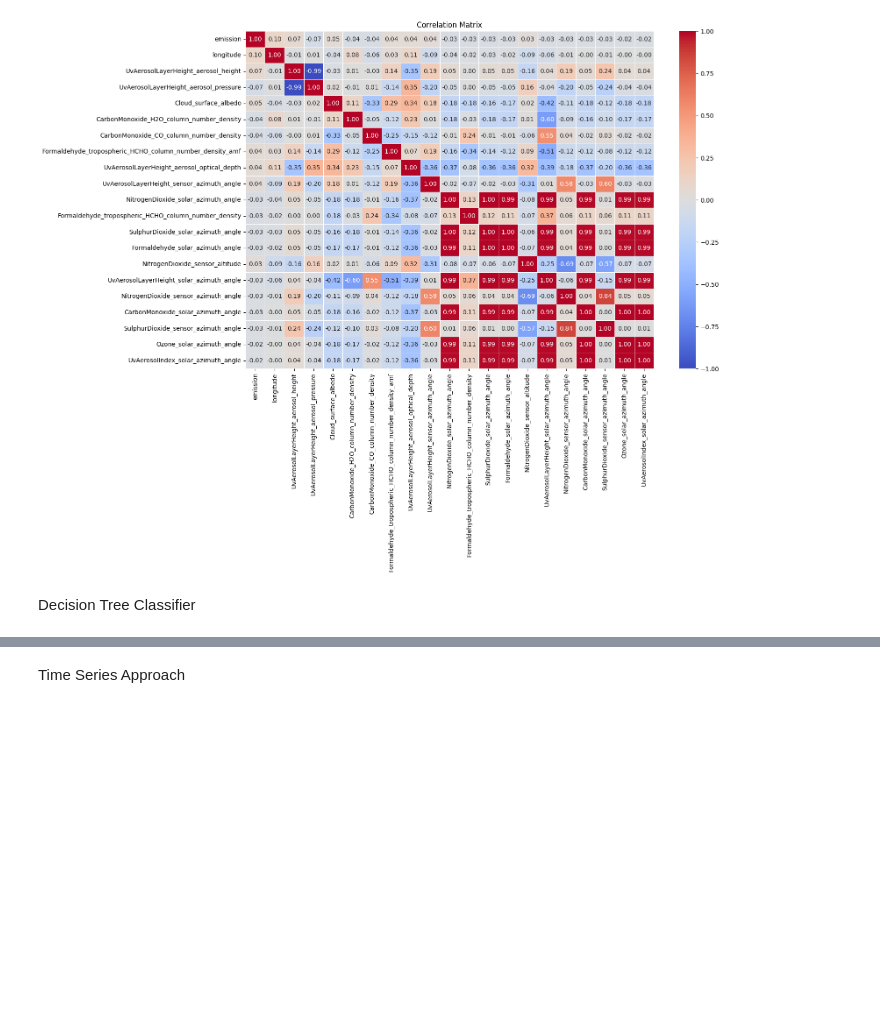
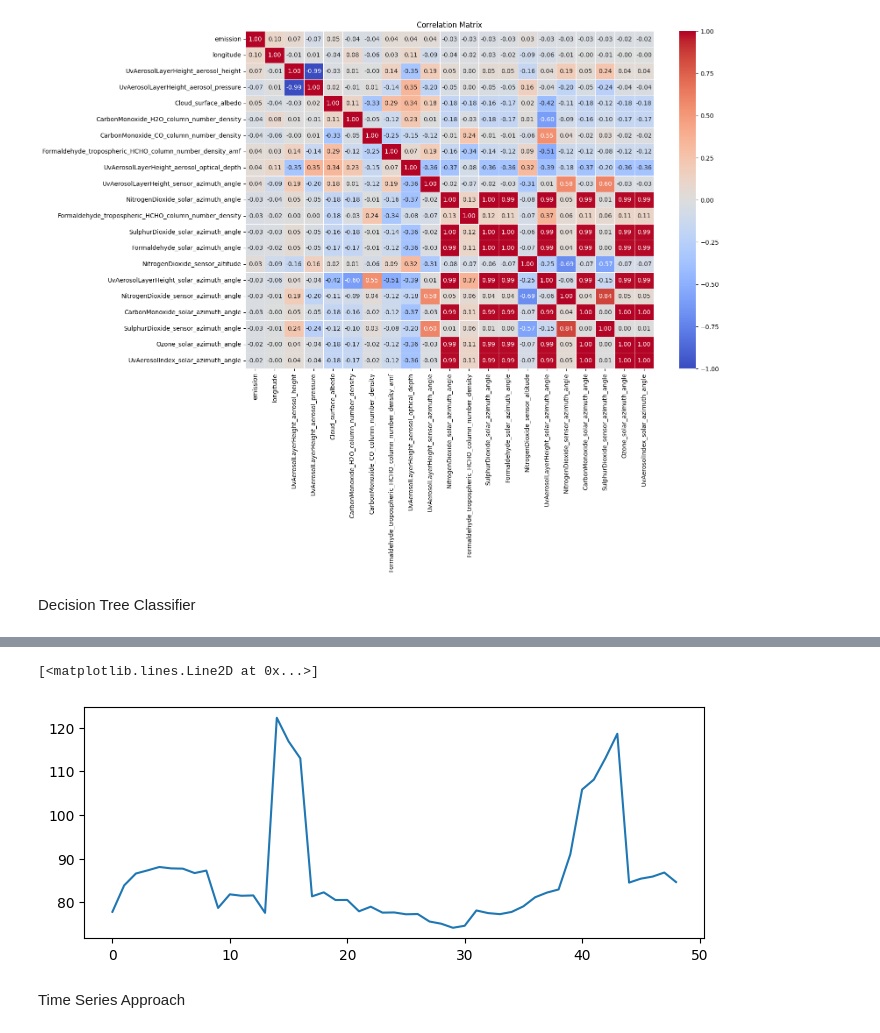
Before and after one commit to riyosha/KaggleNotebooks, a Jupyter notebook: co2_prediction.ipynb, the cells around one changed output, grey strips where cells are left out. Saved outputs shown, nothing was run; the diff lists cells and outputs as text; code cells hidden in the pictures; blank space fills up the shorter version.

```diff
--- a/co2_prediction.ipynb
+++ b/co2_prediction.ipynb
@@ -468,15 +460,19 @@ DecisionTreeRegressor does not accept missing values encoded as NaN natively. Fo
 # %%
-# since we only have complete data for longitude, latitude, year and week no, let's fit our model based on that
+# let's also try a decision tree regressor with columns with no missing values - week, latitude and longitude
 
 model = DecisionTreeRegressor()
-model.fit(imputed_nocovid[['longitude', 'latitude', 'week_no']], imputed_nocovid.emission)
+model.fit(train_nocovid[['longitude', 'latitude', 'week_no']], train_nocovid.emission)
 y_pred = model.predict(test_data[['longitude', 'latitude', 'week_no']])
 submission_nocovid = pd.Series(y_pred, name='emission', index=test_data.index)
 
 plt.figure(figsize=(8,3))
 plt.plot(range(49),submission_nocovid.groupby(test_data.week_no).mean())
 
 #since submissions are closed, I can't really check the accuracy of the predictions right now
+# the overall trend in these predicitons is the same
+# %% [output]
+[<matplotlib.lines.Line2D at 0x...>]
+[figure, added]
 # %% [markdown]
 Time Series Approach
 # %%
```
Also changed, not shown: parts of 6 cells of this notebook.
